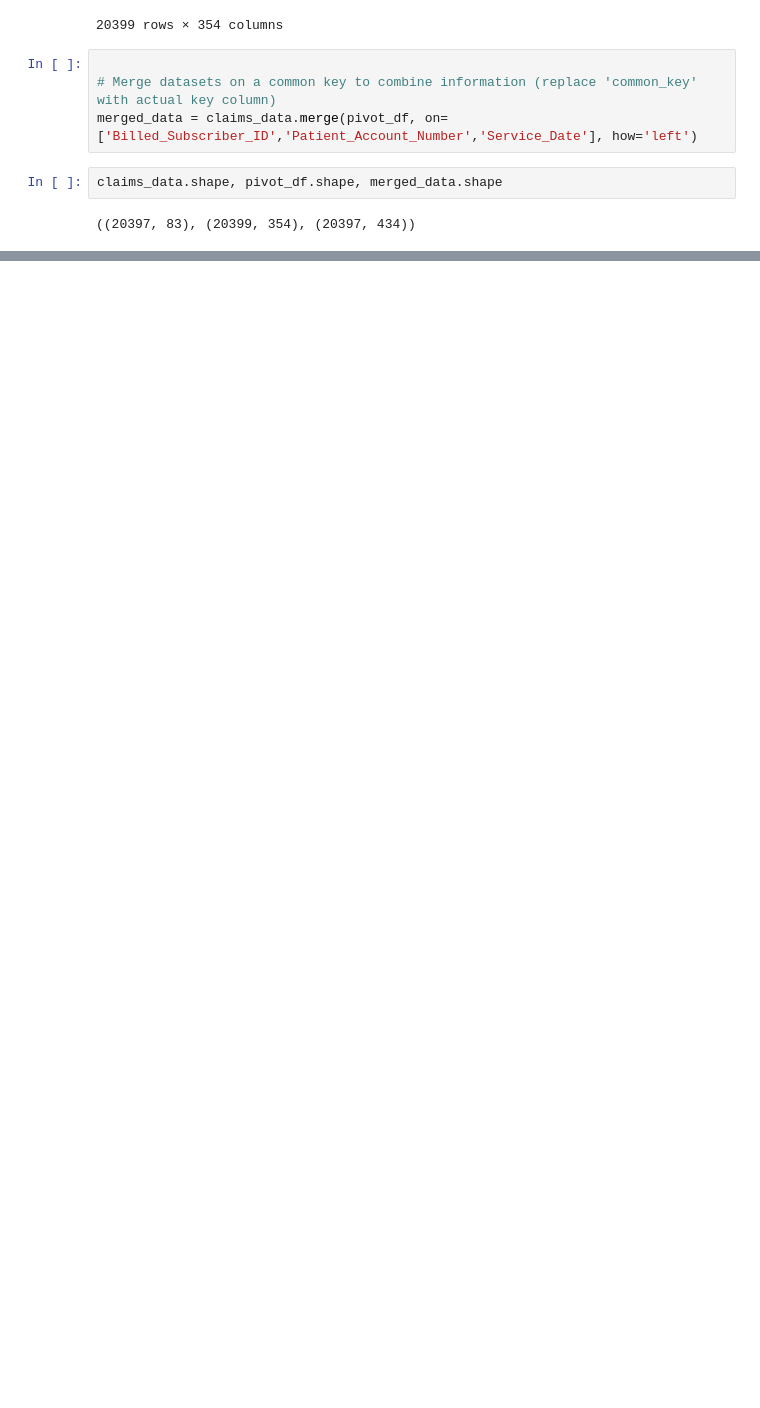
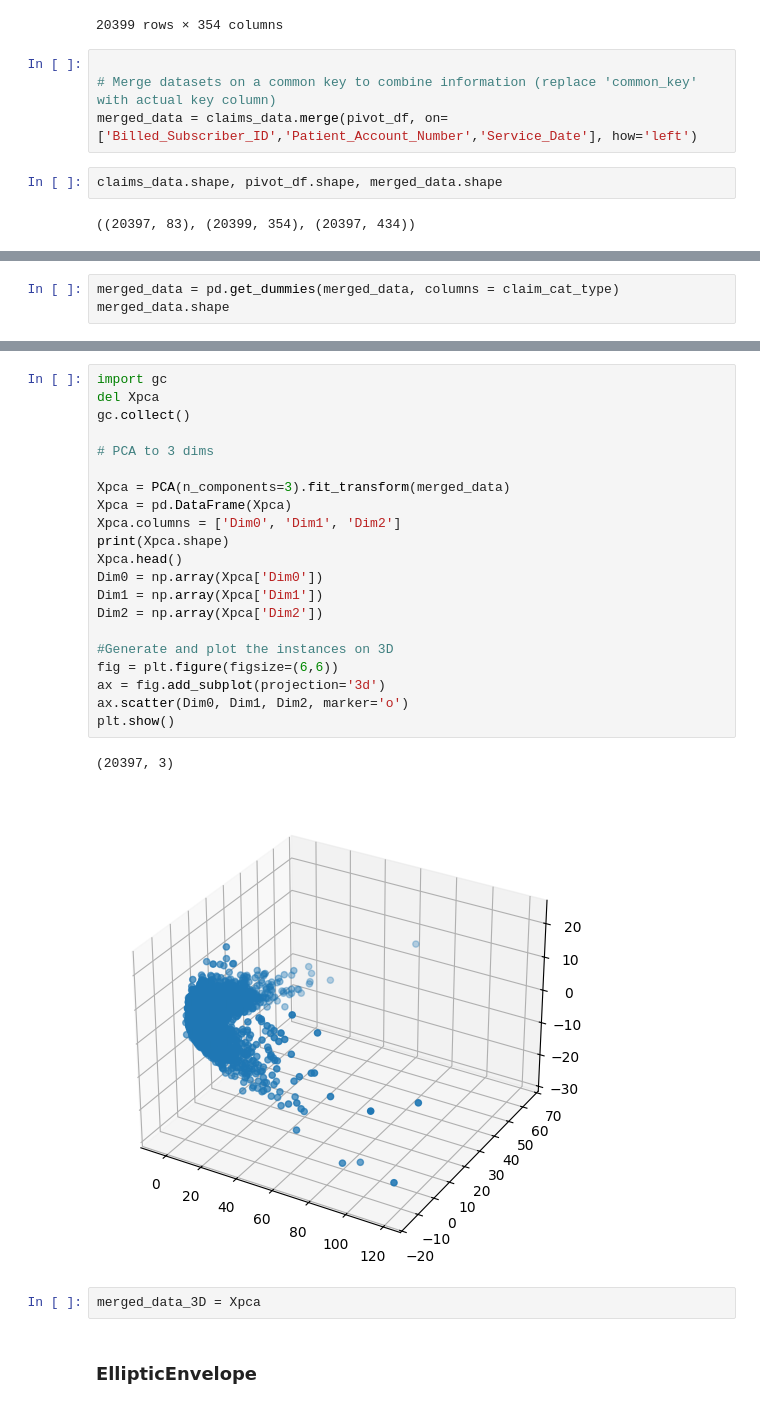
Before and after one commit to Rana-Banerjee/BloomValue, a Jupyter notebook: Bloom_Anomaly_detection.ipynb, the cells around one changed output, grey strips where cells are left out. Drawn from its saved outputs; the diff is of its cells as text; blank space fills up the shorter version.

```diff
--- a/Bloom_Anomaly_detection.ipynb
+++ b/Bloom_Anomaly_detection.ipynb
@@ -721,0 +720,3 @@ array([['N390', 'G9340', 'R0902', ..., '', '', ''],
+# %%
+merged_data = pd.get_dummies(merged_data, columns = claim_cat_type)
+merged_data.shape
@@ -761,0 +932,28 @@ Index(['Billed_Subscriber_ID', 'Patient_Account_Number', 'Service_Date',
+# %%
+import gc
+del Xpca
+gc.collect()
+
+# PCA to 3 dims
+
+Xpca = PCA(n_components=3).fit_transform(merged_data)
+Xpca = pd.DataFrame(Xpca)
+Xpca.columns = ['Dim0', 'Dim1', 'Dim2']
+print(Xpca.shape)
+Xpca.head()
+Dim0 = np.array(Xpca['Dim0'])
+Dim1 = np.array(Xpca['Dim1'])
+Dim2 = np.array(Xpca['Dim2'])
+
+#Generate and plot the instances on 3D
+fig = plt.figure(figsize=(6,6))
+ax = fig.add_subplot(projection='3d')
+ax.scatter(Dim0, Dim1, Dim2, marker='o')
+plt.show()
+# %% [output]
+(20397, 3)
+[figure, added]
+# %%
+merged_data_3D = Xpca
+# %% [markdown]
+### EllipticEnvelope
```
Also changed, not shown: parts of 46 cells of this notebook, 2 other files.
